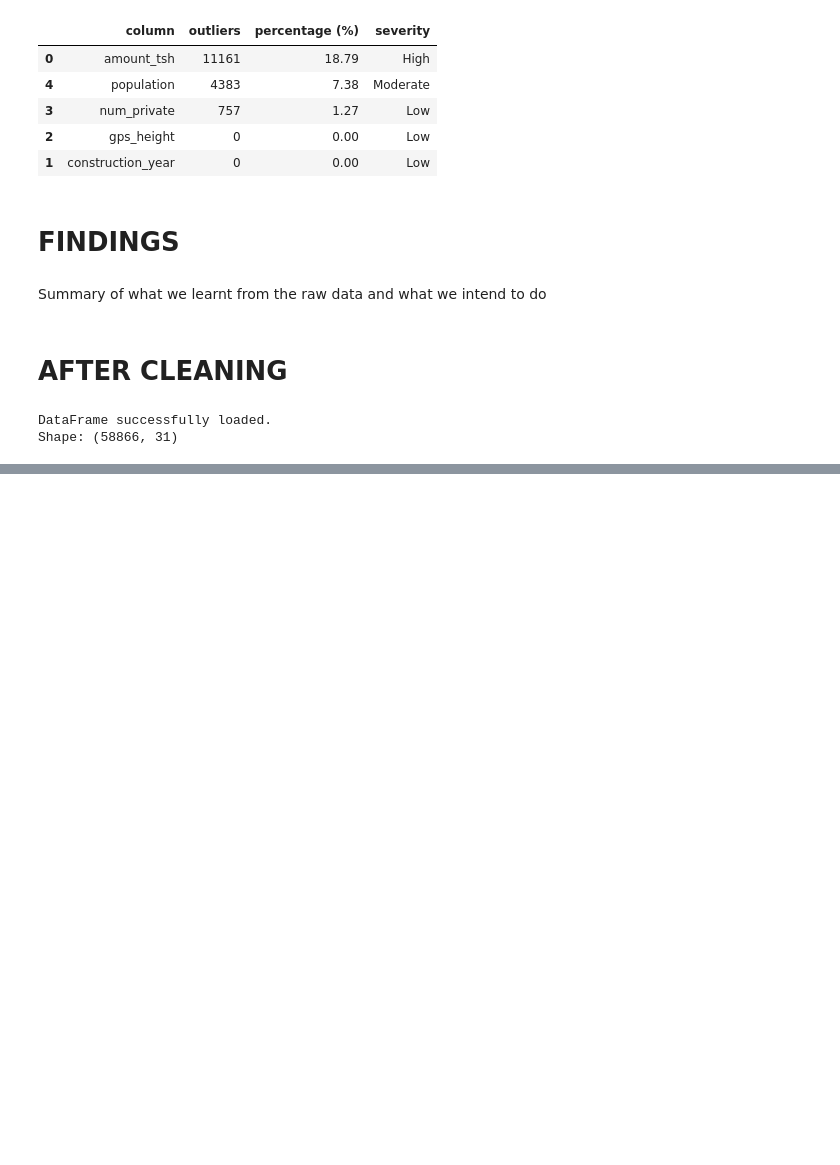
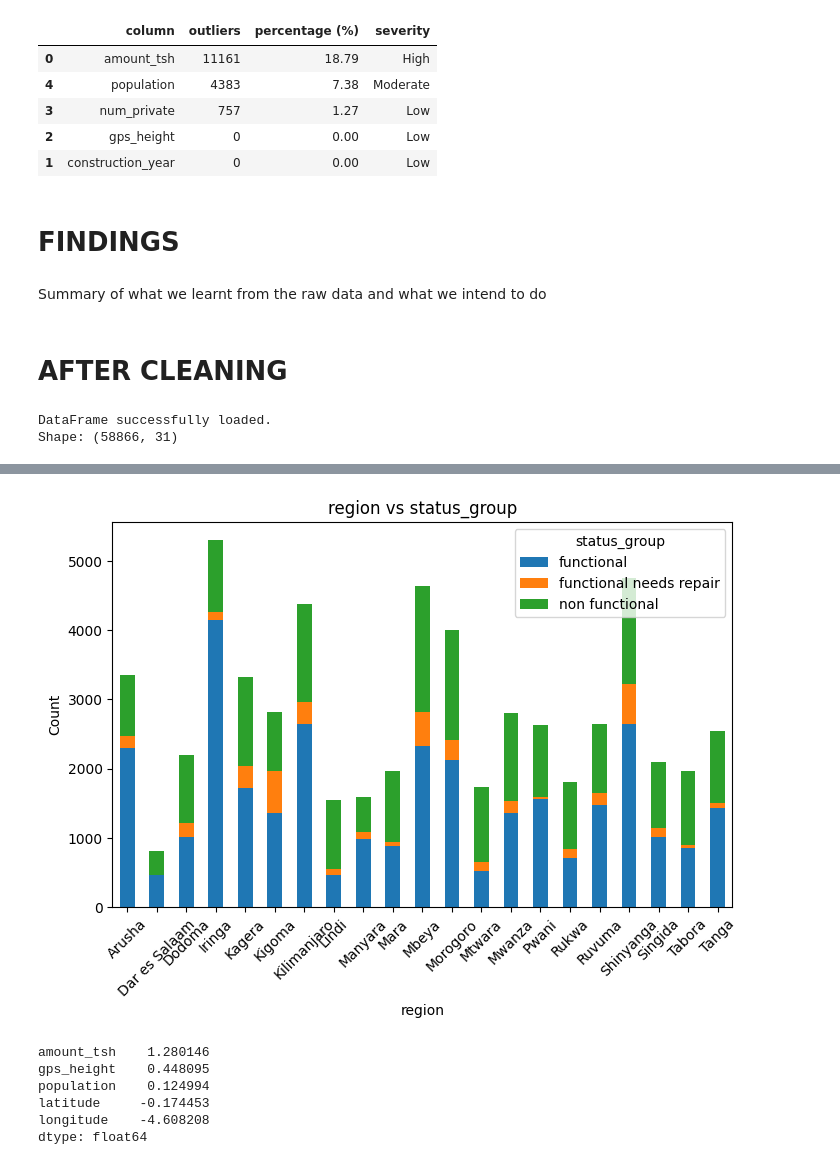
Before and after one commit to Emeriego/PumpHealth, a Jupyter notebook: notebooks/01_eda.ipynb, the cells around one changed output, grey strips where cells are left out. Saved outputs shown, nothing was run; the diff lists cells and outputs as text; code cells hidden in the pictures; blank space fills up the shorter version.

```diff
--- a/notebooks/01_eda.ipynb
+++ b/notebooks/01_eda.ipynb
@@ -234,0 +430,13 @@ Shape: (58866, 31)
+# %%
+plot_feature_vs_target(df_clean, "region", "status_group")
+# %% [output]
+[figure, added]
+# %%
+df_clean.skew(numeric_only=True).sort_values(ascending=False)
+# %% [output]
+amount_tsh    1.280146
+gps_height    0.448095
+population    0.124994
+latitude     -0.174453
+longitude    -4.608208
+dtype: float64
```
Also changed, not shown: parts of 18 cells of this notebook, 3 other files.
